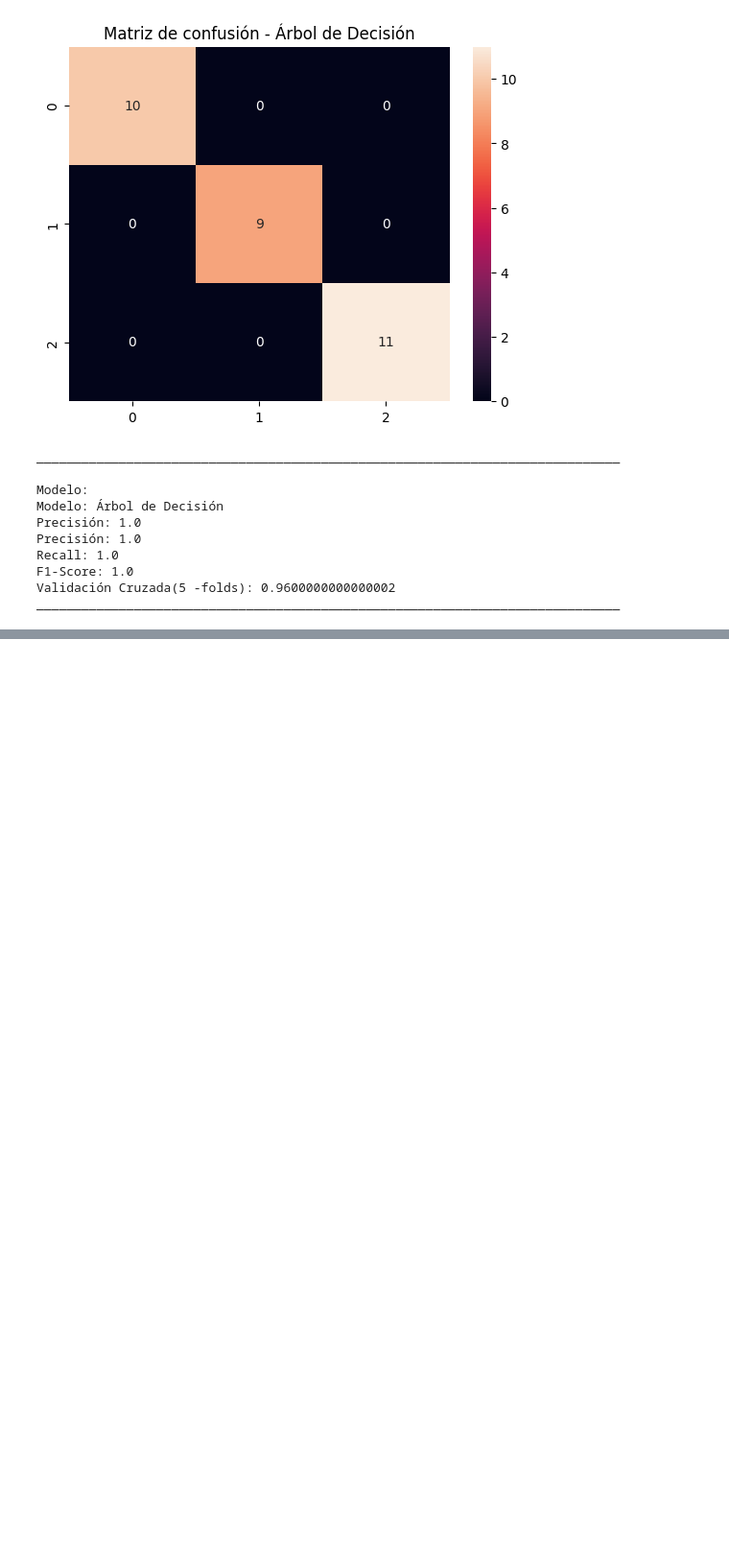
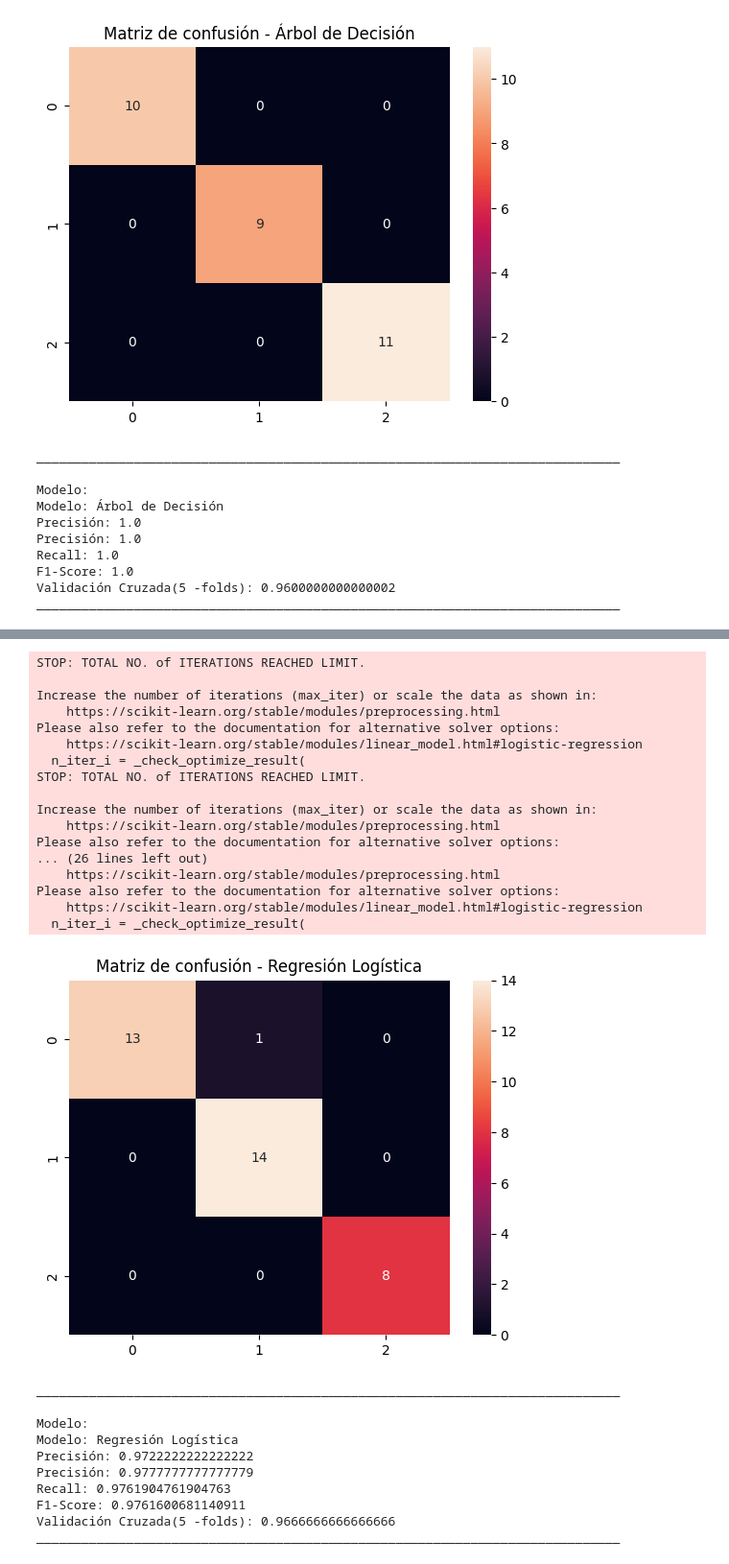
Before and after one commit to DiomedesIguax/BootCampTaller1, a Jupyter notebook: ModelosPrediccion.ipynb, the cells around one changed output, grey strips where cells are left out. Shown: that part at 96% size. Saved outputs shown, nothing was run; the diff lists cells and outputs as text; code cells hidden in the pictures; blank space fills up the shorter version.

```diff
--- a/ModelosPrediccion.ipynb
+++ b/ModelosPrediccion.ipynb
@@ -87,0 +100,7 @@ ______________________________________________________________________________
+# %%
+# Cargar datos
+wine = load_wine()
+
+# Convertir a pandas DataFrame
+data = pd.DataFrame(data=np.c_[wine['data'], wine['target']], columns=wine['feature_names']+['target'])
+print(data.info())
@@ -87,0 +125,72 @@ ______________________________________________________________________________
+# %%
+x = wine.data
+y = wine.target
+x_train, x_test, y_train, y_test = train_test_split(x, y, test_size=0.2, random_state=42)
+# %%
+#Modelos
+models={
+    'Regresión Logística' : LogisticRegression(max_iter=200),
+    'Máquinas de soporte vectorial' : SVC(),
+    'Árbol de Decisión' : DecisionTreeClassifier()
+}
+
+for name, model in models.items():
+  #Entreanmiento
+  model.fit(x_train, y_train)
+
+  #Predicción
+  y_pred=model.predict(x_test)
+
+  #Métricas de rendimiento
+  accuracy= accuracy_score(y_test, y_pred)
+  precission=precision_score(y_test, y_pred, average='macro')
+  recall=recall_score(y_test, y_pred, average='macro')
+  f1=f1_score(y_test, y_pred, average='macro')
+
+  #Validación Cruzada
+  cross_val= cross_val_score(model, x ,y, cv=5)
+
+  #Matriz de confusión
+  conf_matrix = confusion_matrix(y_test, y_pred)
+  sns.heatmap(conf_matrix, annot=True)
+  plt.title(f'Matriz de confusión - {name}')
+  plt.show()
+
+  print("______________________________________________________________________________")
+  print('\n\033[1mModelo:\033[0m')
+  print(f'Modelo: {name}')
+  print(f'Precisión: {accuracy}')
+  print(f'Precisión: {precission}')
+  print(f'Recall: {recall}')
+  print(f'F1-Score: {f1}')
+  print(f'Validación Cruzada(5 -folds): {cross_val.mean()}')
+  print("______________________________________________________________________________")
+# %% [output]
+STOP: TOTAL NO. of ITERATIONS REACHED LIMIT.
+
+Increase the number of iterations (max_iter) or scale the data as shown in:
+    https://scikit-learn.org/stable/modules/preprocessing.html
+Please also refer to the documentation for alternative solver options:
+    https://scikit-learn.org/stable/modules/linear_model.html#logistic-regression
+  n_iter_i = _check_optimize_result(
+STOP: TOTAL NO. of ITERATIONS REACHED LIMIT.
+
+Increase the number of iterations (max_iter) or scale the data as shown in:
+    https://scikit-learn.org/stable/modules/preprocessing.html
+Please also refer to the documentation for alternative solver options:
+... (26 lines left out)
+    https://scikit-learn.org/stable/modules/preprocessing.html
+Please also refer to the documentation for alternative solver options:
+    https://scikit-learn.org/stable/modules/linear_model.html#logistic-regression
+  n_iter_i = _check_optimize_result(
+[figure, added]
+______________________________________________________________________________
+
+Modelo:
+Modelo: Regresión Logística
+Precisión: 0.9722222222222222
+Precisión: 0.9777777777777779
+Recall: 0.9761904761904763
+F1-Score: 0.9761600681140911
+Validación Cruzada(5 -folds): 0.9666666666666666
+______________________________________________________________________________
```
Also changed, not shown: parts of 11 cells of this notebook.
